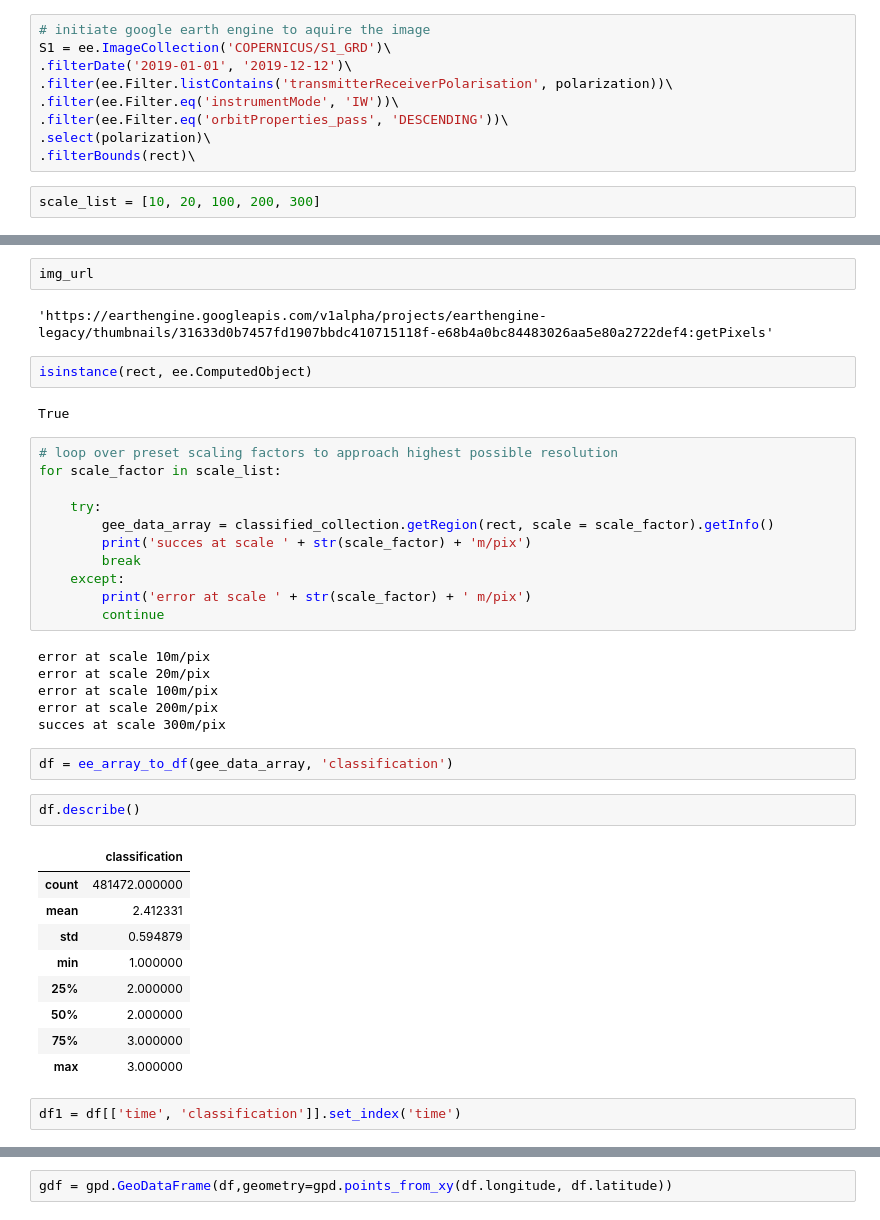
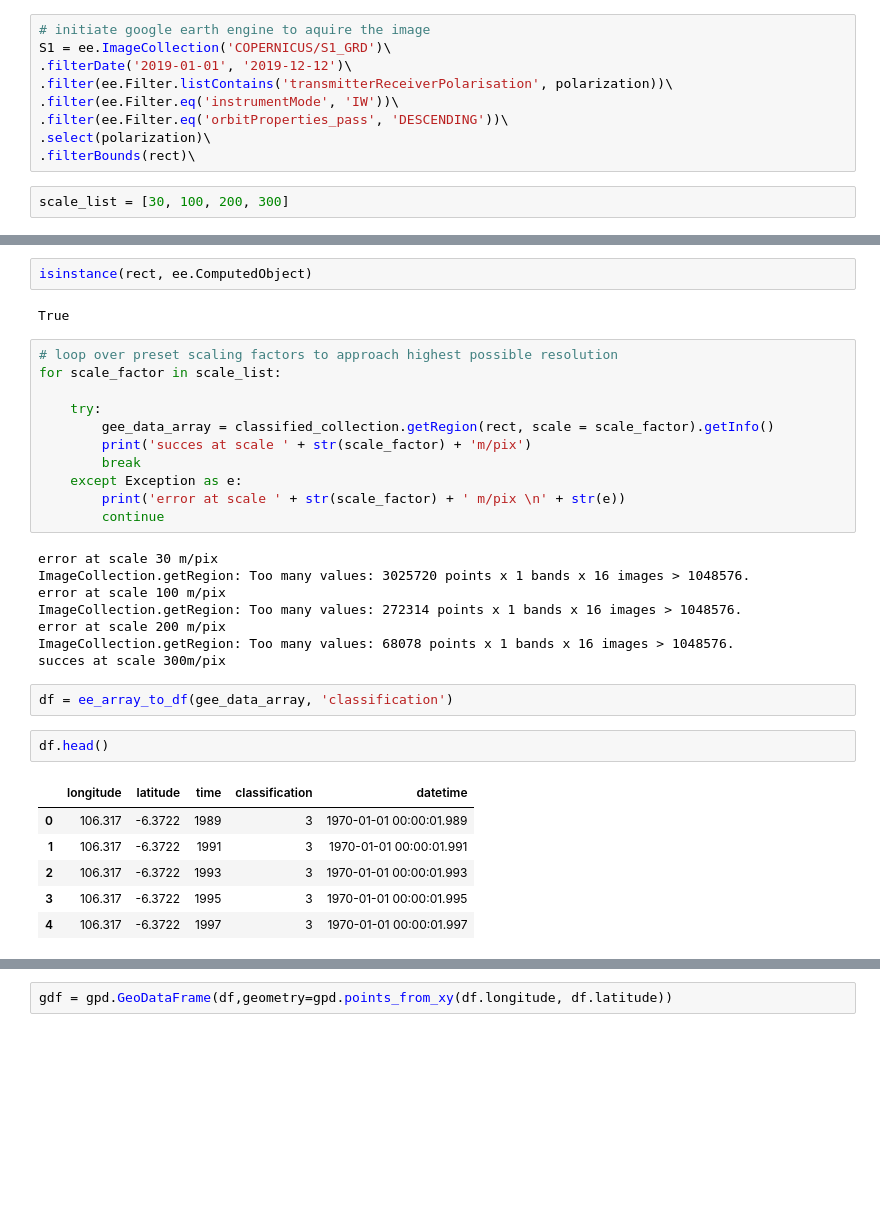
Before and after one commit to krakchris/rimbun.io, a Jupyter notebook: 03_Add_metadata/02_green_area_change/GEE_green_change.ipynb, the cells around one changed output, grey strips where cells are left out. Drawn from its saved outputs; the diff is of its cells as text; blank space fills up the shorter version.

```diff
--- a/03_Add_metadata/02_green_area_change/GEE_green_change.ipynb
+++ b/03_Add_metadata/02_green_area_change/GEE_green_change.ipynb
@@ -282,7 +282,7 @@ S1 = ee.ImageCollection('COPERNICUS/S1_GRD')\
 .select(polarization)\
 .filterBounds(rect)\
 # %%
-scale_list = [10, 20, 100, 200, 300]
+scale_list = [30, 100, 200, 300]
 # %%
 
 for scale_factor in scale_list:
@@ -314,9 +316,5 @@ error at scale 10
 succes at scale 20
 [interactive output not drawn]
-# %%
-img_url
-# %% [output]
-'https://earthengine.googleapis.com/v1alpha/projects/earthengine-legacy/thumbnails/31633d0b7457fd1907bbdc410715118f-e68b4a0bc84483026aa5e80a2722def4:getPixels'
 # %%
 isinstance(rect, ee.ComputedObject)
 # %% [output]
@@ -329,28 +327,25 @@ for scale_factor in scale_list:
         gee_data_array = classified_collection.getRegion(rect, scale = scale_factor).getInfo()
         print('succes at scale ' + str(scale_factor) + 'm/pix')
         break
-    except:
-        print('error at scale ' + str(scale_factor) + ' m/pix')
+    except Exception as e:
+        print('error at scale ' + str(scale_factor) + ' m/pix \n' + str(e))
         continue
 # %% [output]
-error at scale 10m/pix
-error at scale 20m/pix
-error at scale 100m/pix
-error at scale 200m/pix
+error at scale 30 m/pix
+ImageCollection.getRegion: Too many values: 3025720 points x 1 bands x 16 images > 1048576.
+error at scale 100 m/pix
+ImageCollection.getRegion: Too many values: 272314 points x 1 bands x 16 images > 1048576.
+error at scale 200 m/pix
+ImageCollection.getRegion: Too many values: 68078 points x 1 bands x 16 images > 1048576.
 succes at scale 300m/pix
 # %%
 df = ee_array_to_df(gee_data_array, 'classification')
 # %%
-df.describe()
+df.head()
 # %% [output]
-|  | classification |
-| count | 481472.000000 |
-| mean | 2.412331 |
-| std | 0.594879 |
-| min | 1.000000 |
-| 25% | 2.000000 |
-| 50% | 2.000000 |
-| 75% | 3.000000 |
-| max | 3.000000 |
+|  | longitude | latitude | time | classification | datetime |
+| 0 | 106.317 | -6.3722 | 1989 | 3 | 1970-01-01 00:00:01.989 |
+| 1 | 106.317 | -6.3722 | 1991 | 3 | 1970-01-01 00:00:01.991 |
+| 2 | 106.317 | -6.3722 | 1993 | 3 | 1970-01-01 00:00:01.993 |
+| 3 | 106.317 | -6.3722 | 1995 | 3 | 1970-01-01 00:00:01.995 |
+| 4 | 106.317 | -6.3722 | 1997 | 3 | 1970-01-01 00:00:01.997 |
-# %%
-df1 = df[['time', 'classification']].set_index('time')
```
Also changed, not shown: parts of 5 cells of this notebook.
